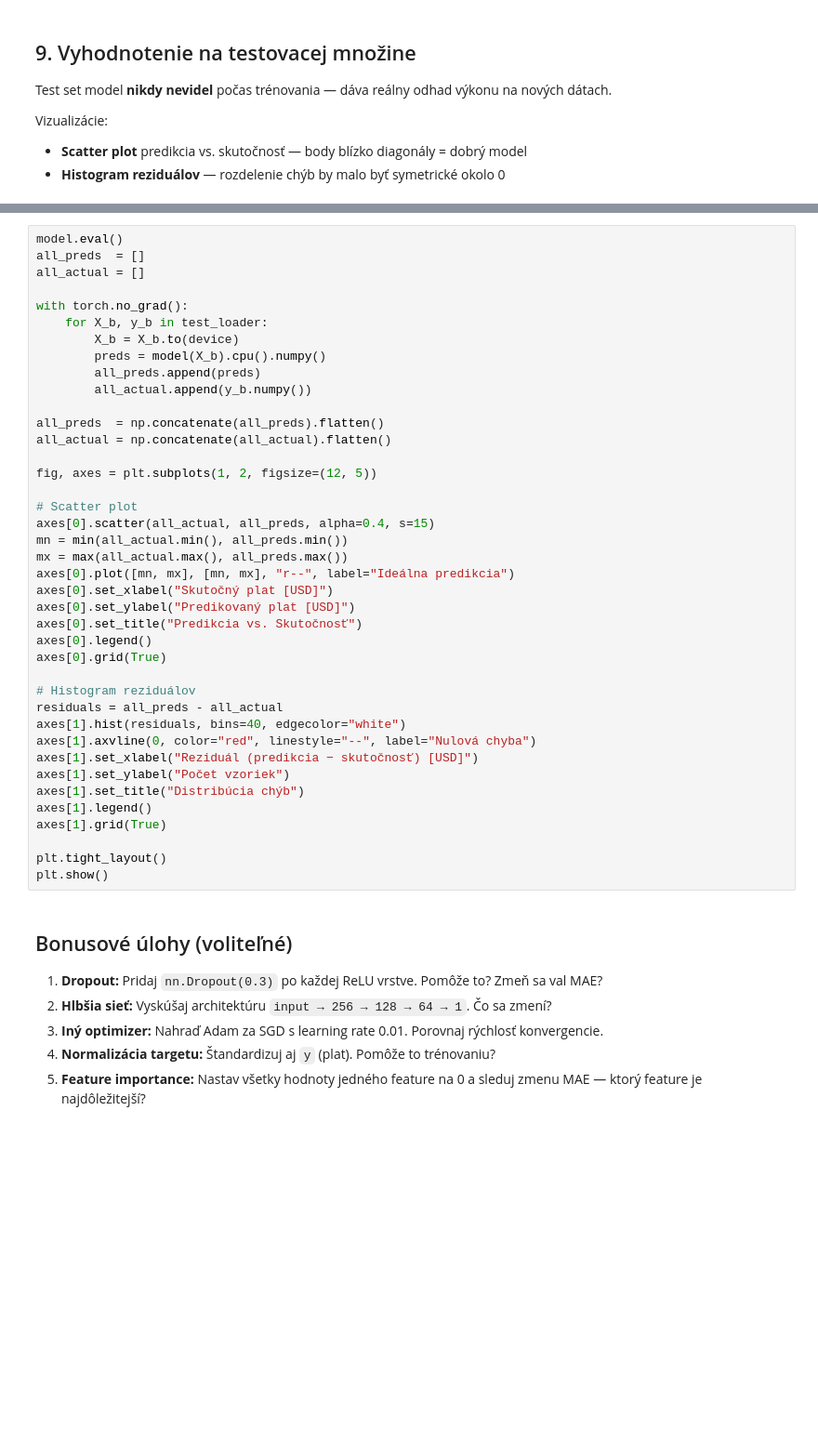
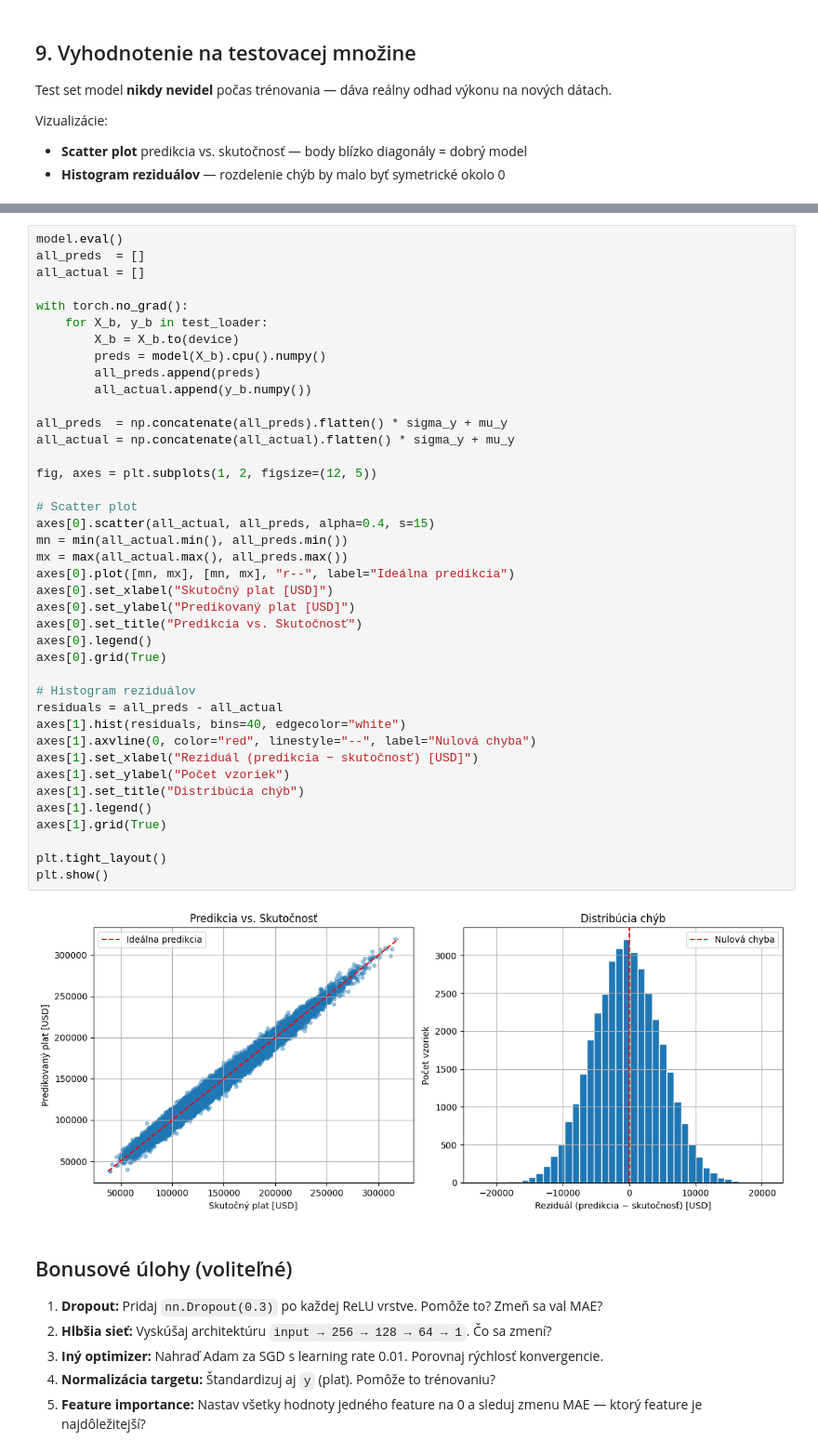
Before and after one commit to davight/NeuralNetwork, a Jupyter notebook: salary_nn.ipynb, the cells around one changed output, grey strips where cells are left out. Shown at 93% size. Saved outputs shown, nothing was run; the diff lists cells and outputs as text; blank space fills up the shorter version.

```diff
--- a/salary_nn.ipynb
+++ b/salary_nn.ipynb
@@ -484,35 +481,37 @@ with torch.no_grad():
         preds = model(X_b).cpu().numpy()
         all_preds.append(preds)
         all_actual.append(y_b.numpy())
 
-all_preds  = np.concatenate(all_preds).flatten()
-all_actual = np.concatenate(all_actual).flatten()
+all_preds  = np.concatenate(all_preds).flatten() * sigma_y + mu_y
+all_actual = np.concatenate(all_actual).flatten() * sigma_y + mu_y
 
 fig, axes = plt.subplots(1, 2, figsize=(12, 5))
 
 # Scatter plot
 axes[0].scatter(all_actual, all_preds, alpha=0.4, s=15)
 mn = min(all_actual.min(), all_preds.min())
 mx = max(all_actual.max(), all_preds.max())
 axes[0].plot([mn, mx], [mn, mx], "r--", label="Ideálna predikcia")
 axes[0].set_xlabel("Skutočný plat [USD]")
 axes[0].set_ylabel("Predikovaný plat [USD]")
 axes[0].set_title("Predikcia vs. Skutočnosť")
 axes[0].legend()
 axes[0].grid(True)
 
 # Histogram reziduálov
 residuals = all_preds - all_actual
 axes[1].hist(residuals, bins=40, edgecolor="white")
 axes[1].axvline(0, color="red", linestyle="--", label="Nulová chyba")
 axes[1].set_xlabel("Reziduál (predikcia − skutočnosť) [USD]")
 axes[1].set_ylabel("Počet vzoriek")
 axes[1].set_title("Distribúcia chýb")
 axes[1].legend()
 axes[1].grid(True)
 
 plt.tight_layout()
 plt.show()
+# %% [output]
+[figure, added]
 # %% [markdown]
 ## Bonusové úlohy (voliteľné)
 
```
Also changed, not shown: parts of 6 cells of this notebook, 2 other files.
